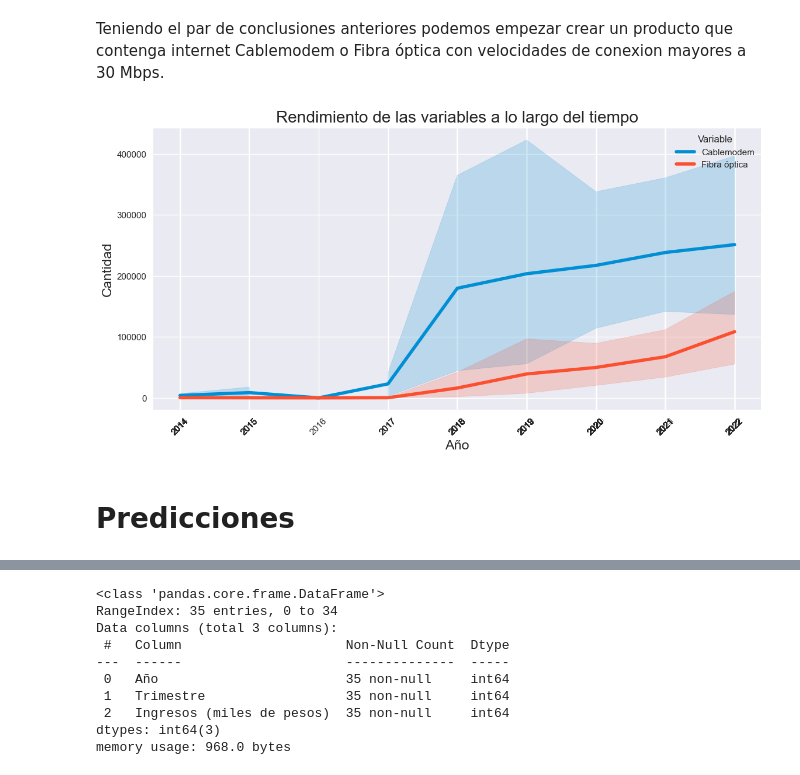
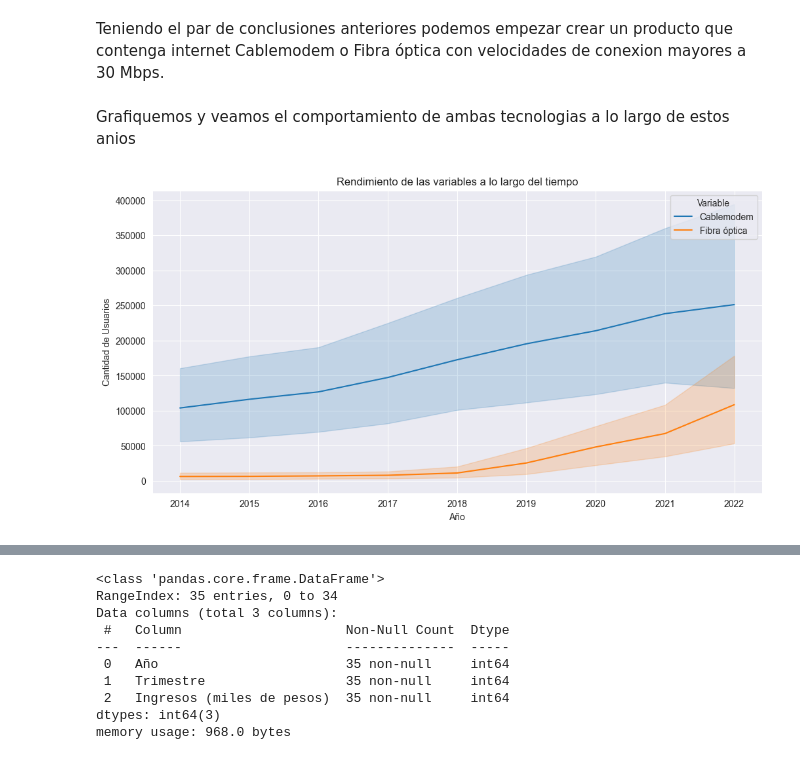
Before and after one commit to Magic-Mario/henry_lab02, a Jupyter notebook: cleaning/eda.ipynb, the cells around one changed output, grey strips where cells are left out. Cells and saved outputs as stored; diff of their text form; code cells hidden in the pictures.

```diff
--- a/cleaning/eda.ipynb
+++ b/cleaning/eda.ipynb
@@ -323,20 +329,18 @@ La variable a analizar seria Total, debido a que esta resume la cantidad de velo
 - Tambien podemos identificar que la mayoria de los Argentinos suelen contratar un internet de +30 Mbps.
 # %% [markdown]
 Teniendo el par de conclusiones anteriores podemos empezar crear un producto que contenga internet Cablemodem o Fibra óptica con velocidades de conexion mayores a 30 Mbps.
+# %% [markdown]
+Grafiquemos y veamos el comportamiento de ambas tecnologias a lo largo de estos anios
 # %%
-df_long = pd.melt(df_total, id_vars=['Año'], value_vars=['Cablemodem', 'Fibra óptica'], var_name='Variable', value_name='Cantidad')
+df_long = pd.melt(df_internet_provincia, id_vars=['Año'], value_vars=['Cablemodem', 'Fibra óptica'], var_name='Variable', value_name='Cantidad')
 
 # Create line plot
 sns.set_style("darkgrid")
 plt.figure(figsize=(12, 6))
 sns.lineplot(data=df_long, x='Año', y='Cantidad', hue='Variable')
 plt.title("Rendimiento de las variables a lo largo del tiempo")
 plt.xlabel("Año")
-plt.ylabel("Cantidad")
-plt.xticks(df_total['Año']) # Establecer intervalo entre ticks del eje X
-plt.xticks(rotation=45) # Rotar los ticks del eje X para mayor legibilidad
+plt.ylabel("Cantidad de Usuarios")
 plt.show()
 # %% [output]
-[figure, old version]
+[figure, new version]
-# %% [markdown]
-# Predicciones
```
Also changed, not shown: parts of 26 cells of this notebook, 1 other file.
